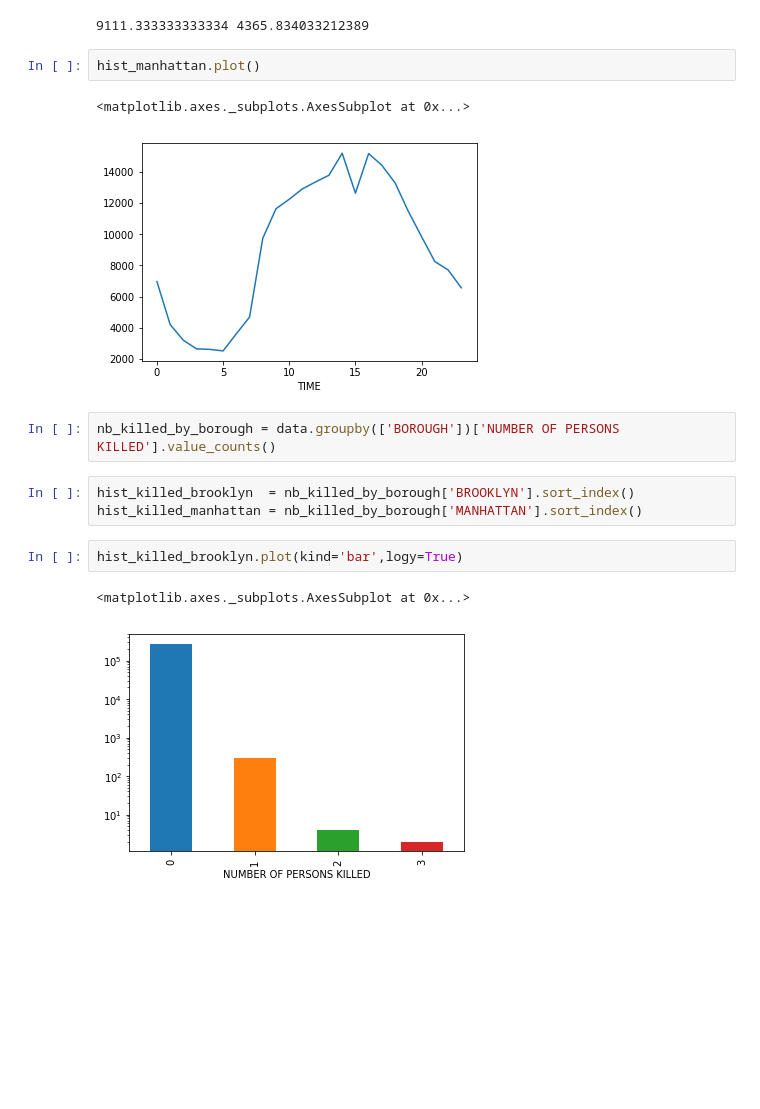
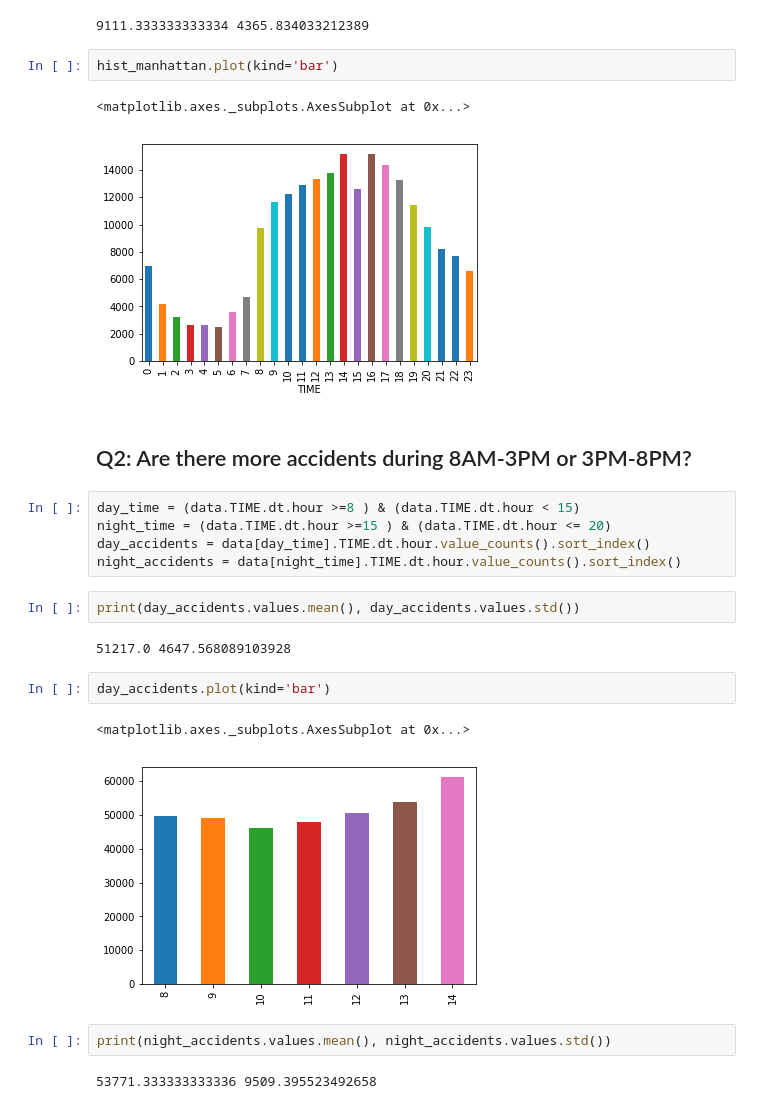
Before and after one commit to udacity/sapient-webinar, a Jupyter notebook: collisions.ipynb, the cells around one changed output. Saved outputs shown, nothing was run; the diff lists cells and outputs as text; blank space fills up the shorter version.

Commit message:
Finish population plots.

```diff
--- a/collisions.ipynb
+++ b/collisions.ipynb
@@ -342,18 +342,28 @@ print(hist_manhattan.values.mean(), hist_manhattan.values.std())
 # %% [output]
 9111.333333333334 4365.834033212389
 # %%
-hist_manhattan.plot()
+hist_manhattan.plot(kind='bar')
 # %% [output]
 <matplotlib.axes._subplots.AxesSubplot at 0x...>
-[figure, old version]
+[figure, new version]
-# %%
-nb_killed_by_borough = data.groupby(['BOROUGH'])['NUMBER OF PERSONS KILLED'].value_counts()
-# %%
-hist_killed_brooklyn  = nb_killed_by_borough['BROOKLYN'].sort_index()
-hist_killed_manhattan = nb_killed_by_borough['MANHATTAN'].sort_index()
+# %% [markdown]
+## Q2: Are there more accidents during 8AM-3PM or 3PM-8PM?
+# %%
+day_time = (data.TIME.dt.hour >=8 ) & (data.TIME.dt.hour < 15)
+night_time = (data.TIME.dt.hour >=15 ) & (data.TIME.dt.hour <= 20)
+day_accidents = data[day_time].TIME.dt.hour.value_counts().sort_index()
+night_accidents = data[night_time].TIME.dt.hour.value_counts().sort_index()
+# %%
+print(day_accidents.values.mean(), day_accidents.values.std())
+# %% [output]
+51217.0 4647.568089103928
 # %%
-hist_killed_brooklyn.plot(kind='bar',logy=True)
+day_accidents.plot(kind='bar')
 # %% [output]
 <matplotlib.axes._subplots.AxesSubplot at 0x...>
-[figure, old version]
+[figure, new version]
+# %%
+print(night_accidents.values.mean(), night_accidents.values.std())
+# %% [output]
+53771.333333333336 9509.395523492658
 # %%
```
Also changed, not shown: parts of 8 cells of this notebook.
